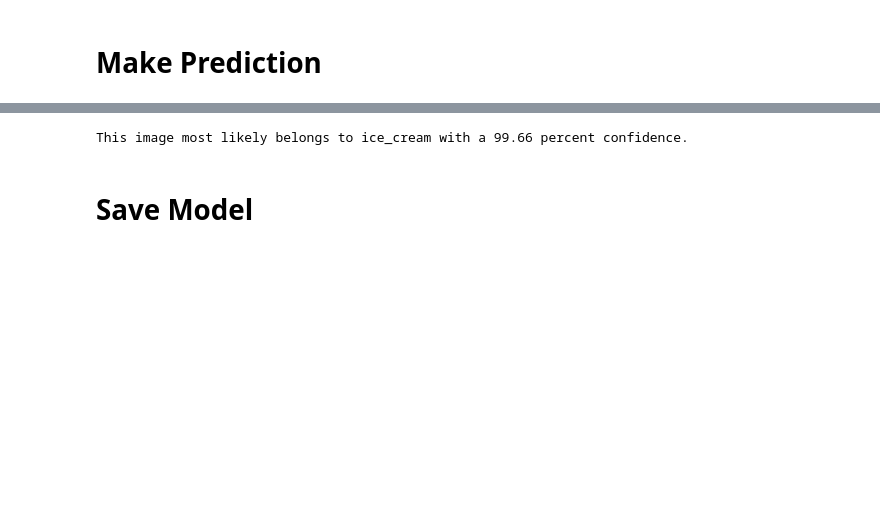
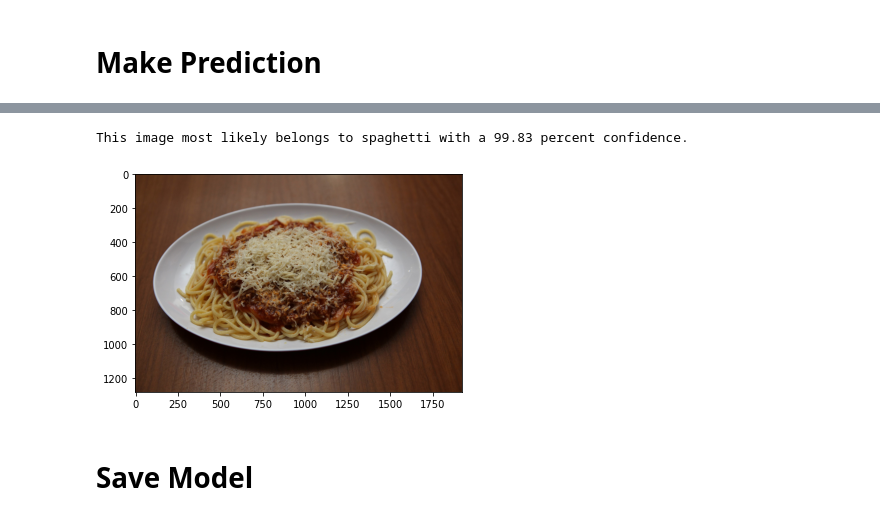
Before and after one commit to Hanifan12/Food-Calories, a Jupyter notebook: Food_Recognition__3class.ipynb, the cells around one changed output, grey strips where cells are left out. Cells and saved outputs as stored; diff of their text form; code cells hidden in the pictures; blank space fills up the shorter version.

```diff
--- a/Food_Recognition__3class.ipynb
+++ b/Food_Recognition__3class.ipynb
@@ -257,5 +298,9 @@ ________________________________________________________________________________
 # %% [markdown]
 # Make Prediction
+# %%
+## Pick CNNs or TRF learning
+# model = model_CNN
+model = model_TRF
 # %%
 from google.colab import files
 from keras.preprocessing import image
@@ -277,13 +322,20 @@ img_array = tf.expand_dims(img_array, 0) # Create a batch
 
 predictions = model.predict(img_array)
 score = tf.nn.softmax(predictions[0])
-
-print(
-    "This image most likely belongs to {} with a {:.2f} percent confidence."
-    .format(class_names[np.argmax(score)], 100 * np.max(score))
-)
-# %% [output]
-This image most likely belongs to ice_cream with a 99.66 percent confidence.
+# %%
+print(
+    "This image most likely belongs to {} with a {:.2f} percent confidence."
+    .format(class_names[np.argmax(score)], 100 * np.max(score))
+)
+
+import matplotlib.pyplot as plt
+import matplotlib.image as mpimg
+img = mpimg.imread(img_path)
+imgplot = plt.imshow(img)
+plt.show()
+# %% [output]
+This image most likely belongs to spaghetti with a 99.83 percent confidence.
+[figure, added]
 # %% [markdown]
 # Save Model
 # %%
```
Also changed, not shown: parts of 34 cells of this notebook.
